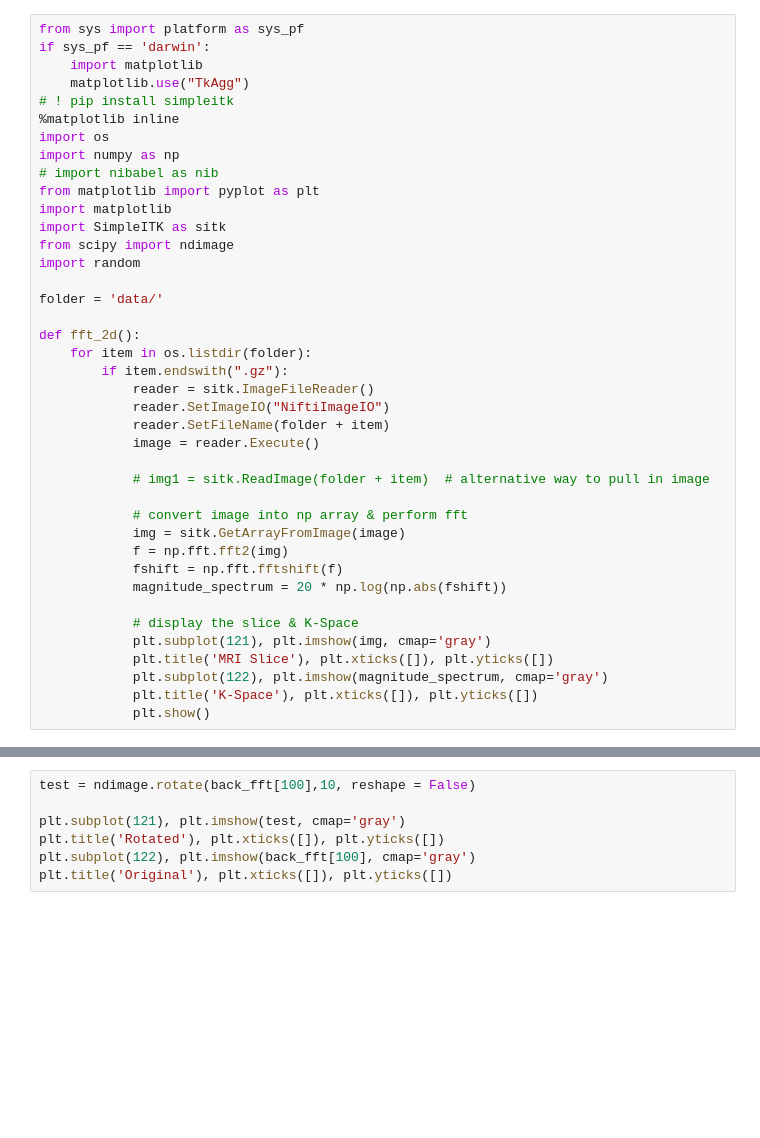
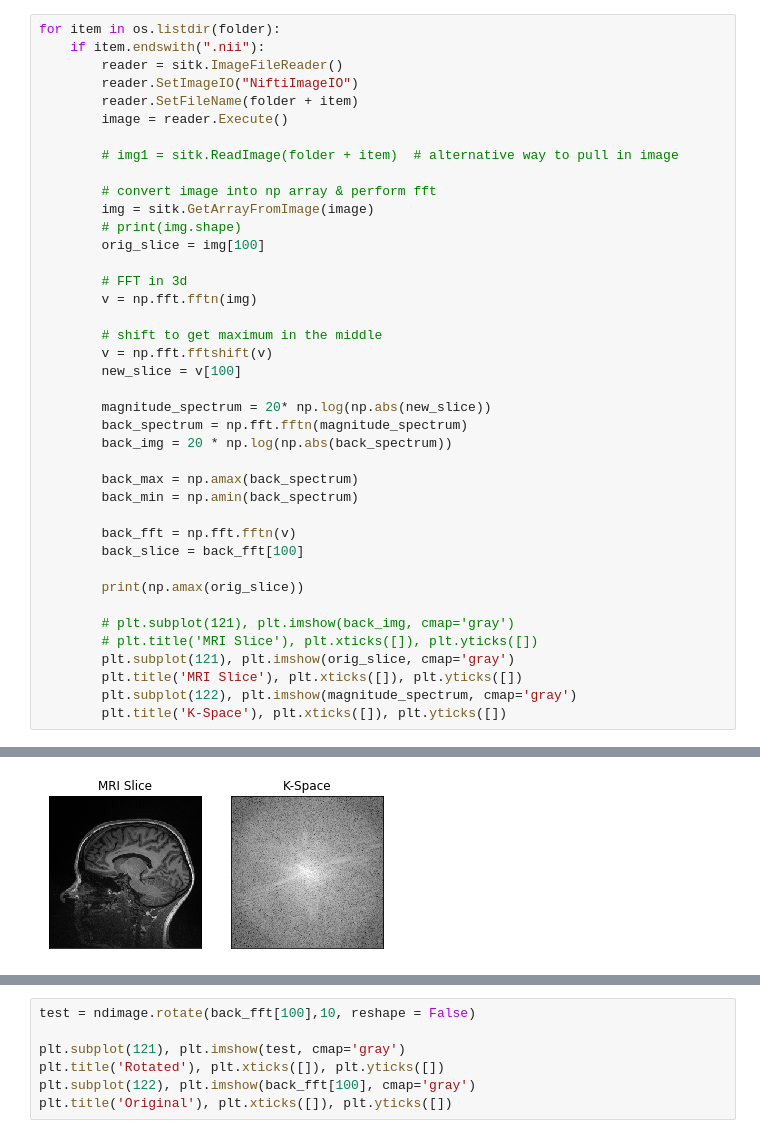
Before and after one commit to eyang9001/NU_Radiology, a Jupyter notebook: Transform_Testing.ipynb, the cells around one changed output, grey strips where cells are left out. Cells and saved outputs as stored; diff of their text form; blank space fills up the shorter version.

```diff
--- a/Transform_Testing.ipynb
+++ b/Transform_Testing.ipynb
@@ -1,41 +18,41 @@
 # %%
-from sys import platform as sys_pf
-if sys_pf == 'darwin':
-    import matplotlib
-    matplotlib.use("TkAgg")
-# ! pip install simpleitk
-%matplotlib inline
-import os
-import numpy as np
-# import nibabel as nib
-from matplotlib import pyplot as plt
-import matplotlib
-import SimpleITK as sitk
-from scipy import ndimage
-import random
+for item in os.listdir(folder):
+    if item.endswith(".nii"):
+        reader = sitk.ImageFileReader()
+        reader.SetImageIO("NiftiImageIO")
+        reader.SetFileName(folder + item)
+        image = reader.Execute()
 
-folder = 'data/'
+        # img1 = sitk.ReadImage(folder + item)  # alternative way to pull in image
 
-def fft_2d():
-    for item in os.listdir(folder):
-        if item.endswith(".gz"):
-            reader = sitk.ImageFileReader()
-            reader.SetImageIO("NiftiImageIO")
-            reader.SetFileName(folder + item)
-            image = reader.Execute()
+        # convert image into np array & perform fft
+        img = sitk.GetArrayFromImage(image)
+        # print(img.shape)
+        orig_slice = img[100]
 
-            # img1 = sitk.ReadImage(folder + item)  # alternative way to pull in image
+        # FFT in 3d
+        v = np.fft.fftn(img)
 
-            # convert image into np array & perform fft
-            img = sitk.GetArrayFromImage(image)
-            f = np.fft.fft2(img)
-            fshift = np.fft.fftshift(f)
-            magnitude_spectrum = 20 * np.log(np.abs(fshift))
+        # shift to get maximum in the middle
+        v = np.fft.fftshift(v)
+        new_slice = v[100]
 
-            # display the slice & K-Space
-            plt.subplot(121), plt.imshow(img, cmap='gray')
-            plt.title('MRI Slice'), plt.xticks([]), plt.yticks([])
-            plt.subplot(122), plt.imshow(magnitude_spectrum, cmap='gray')
-            plt.title('K-Space'), plt.xticks([]), plt.yticks([])
-            plt.show()
+        magnitude_spectrum = 20* np.log(np.abs(new_slice))
+        back_spectrum = np.fft.fftn(magnitude_spectrum)
+        back_img = 20 * np.log(np.abs(back_spectrum))
+
+        back_max = np.amax(back_spectrum)
+        back_min = np.amin(back_spectrum)
+
+        back_fft = np.fft.fftn(v)
+        back_slice = back_fft[100]
+
+        print(np.amax(orig_slice))
+
+        # plt.subplot(121), plt.imshow(back_img, cmap='gray')
+        # plt.title('MRI Slice'), plt.xticks([]), plt.yticks([])
+        plt.subplot(121), plt.imshow(orig_slice, cmap='gray')
+        plt.title('MRI Slice'), plt.xticks([]), plt.yticks([])
+        plt.subplot(122), plt.imshow(magnitude_spectrum, cmap='gray')
+        plt.title('K-Space'), plt.xticks([]), plt.yticks([])
 # %% [output]
@@ -58,0 +60 @@ The backend was *originally* set to 'module://ipykernel.pylab.backend_inline' by
+[figure, added]
```
Also changed, not shown: parts of 13 cells of this notebook, 1 other file.
